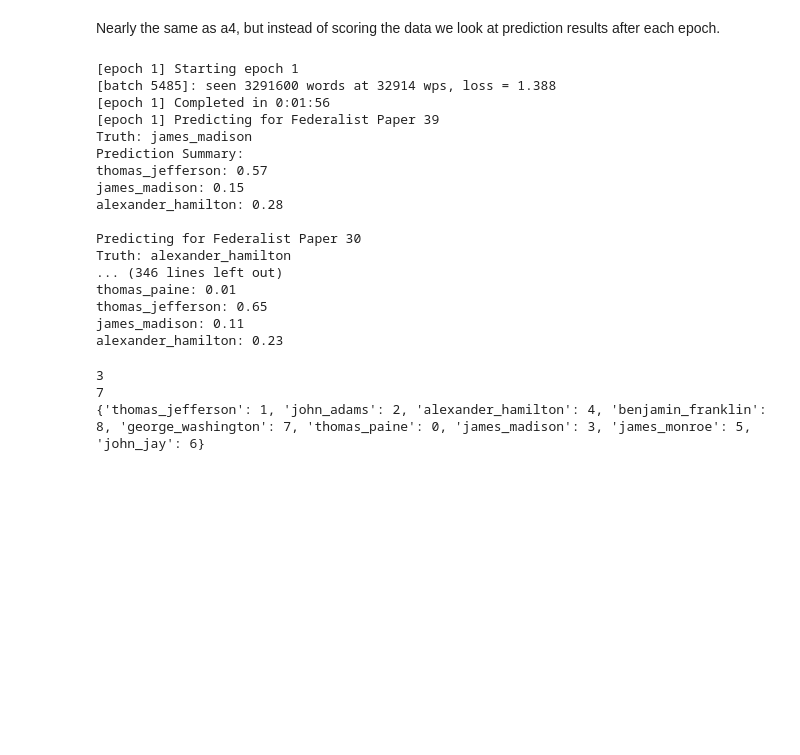
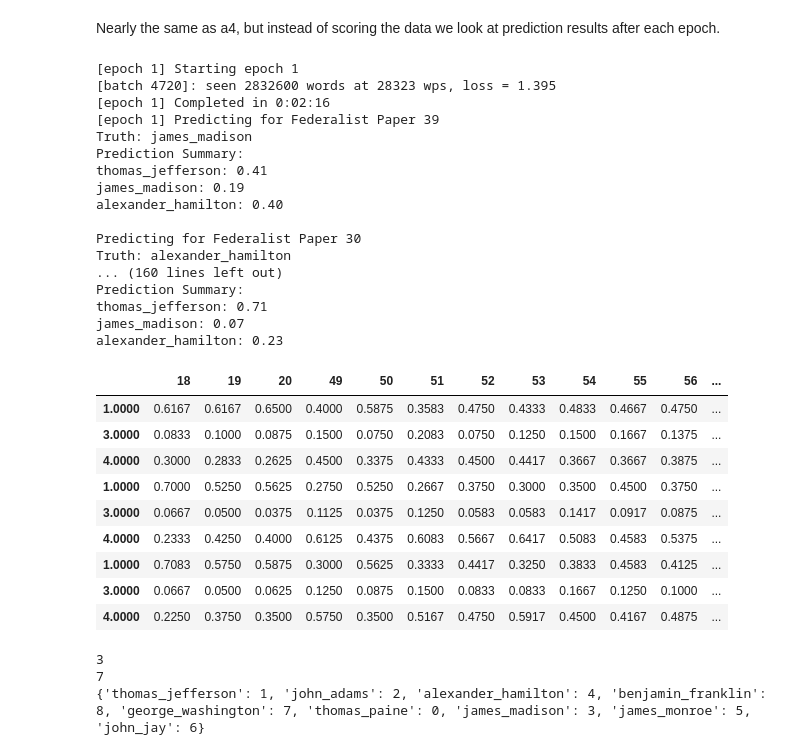
Before and after one commit to cheapcontact/w266-authorship-final-project, a Jupyter notebook: Classification-LSTM.ipynb, the cells around one changed output. Drawn from its saved outputs; the diff is of its cells as text; code cells hidden in the pictures; blank space fills up the shorter version.

Commit message:
adding capability to save epoch results and view in a dataframe. also general code cleaning

```diff
--- a/Classification-LSTM.ipynb
+++ b/Classification-LSTM.ipynb
@@ -399,7 +446,9 @@ john_adams: 0.50
 max_time = 15
 batch_size = 40
 learning_rate = 0.1
-num_epochs = 10
+num_epochs =3
+
+save_predictions = True # flag to determine if we save the predictions on unkown papers in each epoch
 
 # Model parameters
 model_params = dict(V=vocab.size,
@@ -454,6 +503,10 @@ with tf.Session(graph=lm.graph) as session:
 
     session.run(initializer)
 
+    # List for saving the unkown paper predictions from each epoch
+    if save_predictions:
+        epoch_predictions = []
+
     for epoch in xrange(1,num_epochs+1):
         t0_epoch = time.time()
         bi = batch_generator(X_train_shaped, y_train_shaped, batch_size)
@@ -478,35 +531,52 @@ with tf.Session(graph=lm.graph) as session:
         #score_dataset(lm, session, test_ids, name="Test set")
 
         # test three of the federalist papers whose author is known after each epoch
-        for key in X_test_shaped:
-            prediction_bi = batch_generator(X_test_shaped[key], y_test_shaped[key], batch_size)
-            predict_paper(lm, session, prediction_bi, author_to_id, "Federalist Paper %s" % key)
-        print ""
+        test_predictions = test_papers(lm, session, X_test_shaped, y_test_shaped, author_to_id, batch_size, print_results=True)
 
-    # test on disputed papers at the end of all epochs
-    for key in X_eval_shaped:
-        prediction_bi = batch_generator(X_eval_shaped[key], y_eval_shaped[key], batch_size)
-        predict_paper(lm, session, prediction_bi, author_to_id, "Federalist Paper %s" % key)
+        if save_predictions:
+            # testing against all unkown federalist papers
+            unk_predictions = test_papers(lm, session, X_eval_shaped, y_eval_shaped, author_to_id, batch_size, print_results=False)
+            epoch_predictions.append(unk_predictions)
+
+    # Testing final model against all unkown federalist papers
+    final_test = test_papers(lm, session, X_eval_shaped, y_eval_shaped, author_to_id, batch_size, print_results=True)
     # Save final model
     saver.save(session, trained_filename)
 # %% [output]
 [epoch 1] Starting epoch 1
-[batch 5485]: seen 3291600 words at 32914 wps, loss = 1.388
-[epoch 1] Completed in 0:01:56
+[batch 4720]: seen 2832600 words at 28323 wps, loss = 1.395
+[epoch 1] Completed in 0:02:16
 [epoch 1] Predicting for Federalist Paper 39
 Truth: james_madison
 Prediction Summary:
-thomas_jefferson: 0.57
-james_madison: 0.15
-alexander_hamilton: 0.28
+thomas_jefferson: 0.41
+james_madison: 0.19
+alexander_hamilton: 0.40
 
 Predicting for Federalist Paper 30
 Truth: alexander_hamilton
-... (346 lines left out)
-thomas_paine: 0.01
-thomas_jefferson: 0.65
-james_madison: 0.11
+... (160 lines left out)
+Prediction Summary:
+thomas_jefferson: 0.71
+james_madison: 0.07
 alexander_hamilton: 0.23
+# %%
+# Converting epoch predictions into a dataframe for analysis
+if save_predictions:
+    df = create_predictions_dataframe(epoch_predictions)
+# %%
+df
+# %% [output]
+|  | 18 | 19 | 20 | 49 | 50 | 51 | 52 | 53 | 54 | 55 | 56 | ... |
+| 1.0000 | 0.6167 | 0.6167 | 0.6500 | 0.4000 | 0.5875 | 0.3583 | 0.4750 | 0.4333 | 0.4833 | 0.4667 | 0.4750 | ... |
+| 3.0000 | 0.0833 | 0.1000 | 0.0875 | 0.1500 | 0.0750 | 0.2083 | 0.0750 | 0.1250 | 0.1500 | 0.1667 | 0.1375 | ... |
+| 4.0000 | 0.3000 | 0.2833 | 0.2625 | 0.4500 | 0.3375 | 0.4333 | 0.4500 | 0.4417 | 0.3667 | 0.3667 | 0.3875 | ... |
+| 1.0000 | 0.7000 | 0.5250 | 0.5625 | 0.2750 | 0.5250 | 0.2667 | 0.3750 | 0.3000 | 0.3500 | 0.4500 | 0.3750 | ... |
+| 3.0000 | 0.0667 | 0.0500 | 0.0375 | 0.1125 | 0.0375 | 0.1250 | 0.0583 | 0.0583 | 0.1417 | 0.0917 | 0.0875 | ... |
+| 4.0000 | 0.2333 | 0.4250 | 0.4000 | 0.6125 | 0.4375 | 0.6083 | 0.5667 | 0.6417 | 0.5083 | 0.4583 | 0.5375 | ... |
+| 1.0000 | 0.7083 | 0.5750 | 0.5875 | 0.3000 | 0.5625 | 0.3333 | 0.4417 | 0.3250 | 0.3833 | 0.4583 | 0.4125 | ... |
+| 3.0000 | 0.0667 | 0.0500 | 0.0625 | 0.1250 | 0.0875 | 0.1500 | 0.0833 | 0.0833 | 0.1667 | 0.1250 | 0.1000 | ... |
+| 4.0000 | 0.2250 | 0.3750 | 0.3500 | 0.5750 | 0.3500 | 0.5167 | 0.4750 | 0.5917 | 0.4500 | 0.4167 | 0.4875 | ... |
 # %%
 print author_to_id['james_madison']
 print author_to_id['george_washington']
```
Also changed, not shown: parts of 4 cells of this notebook.
